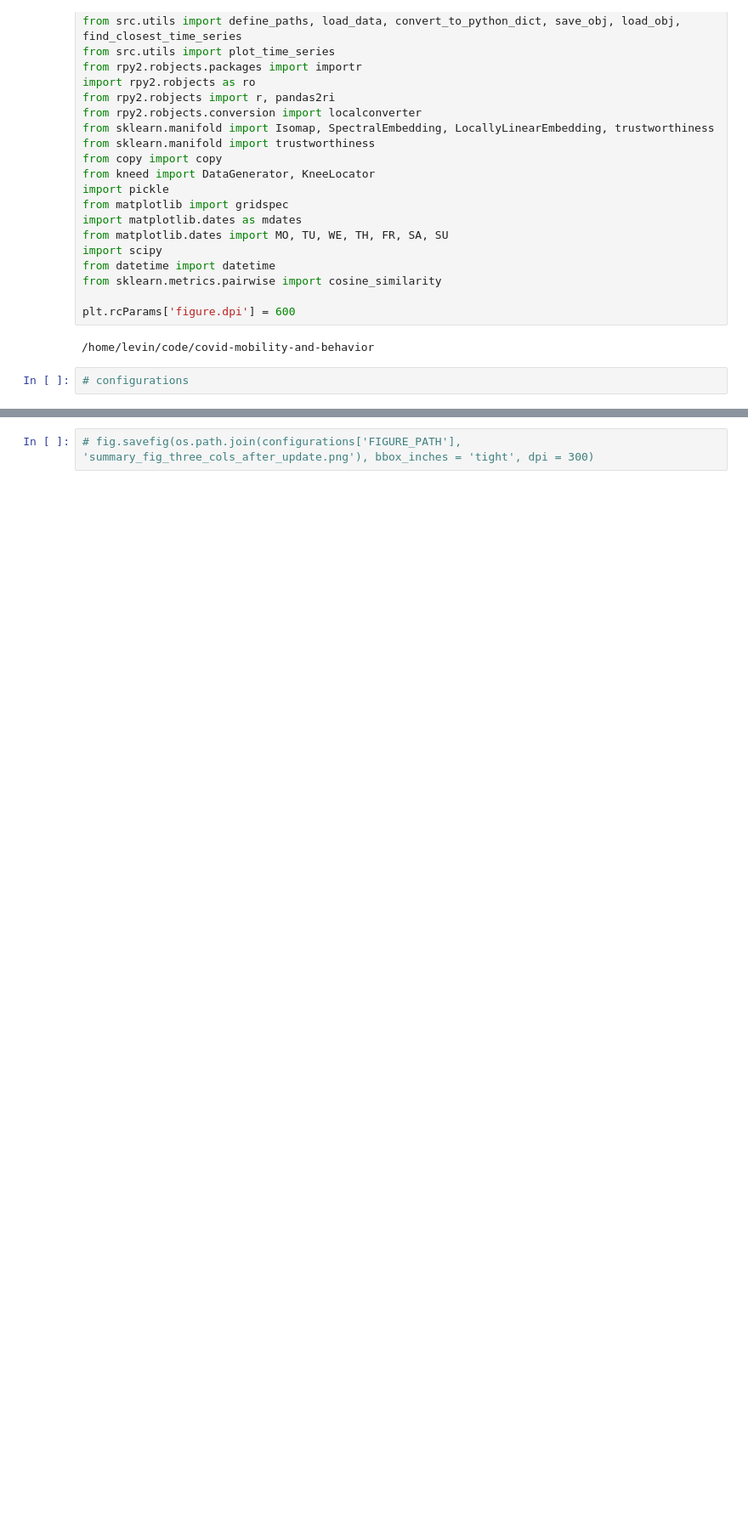
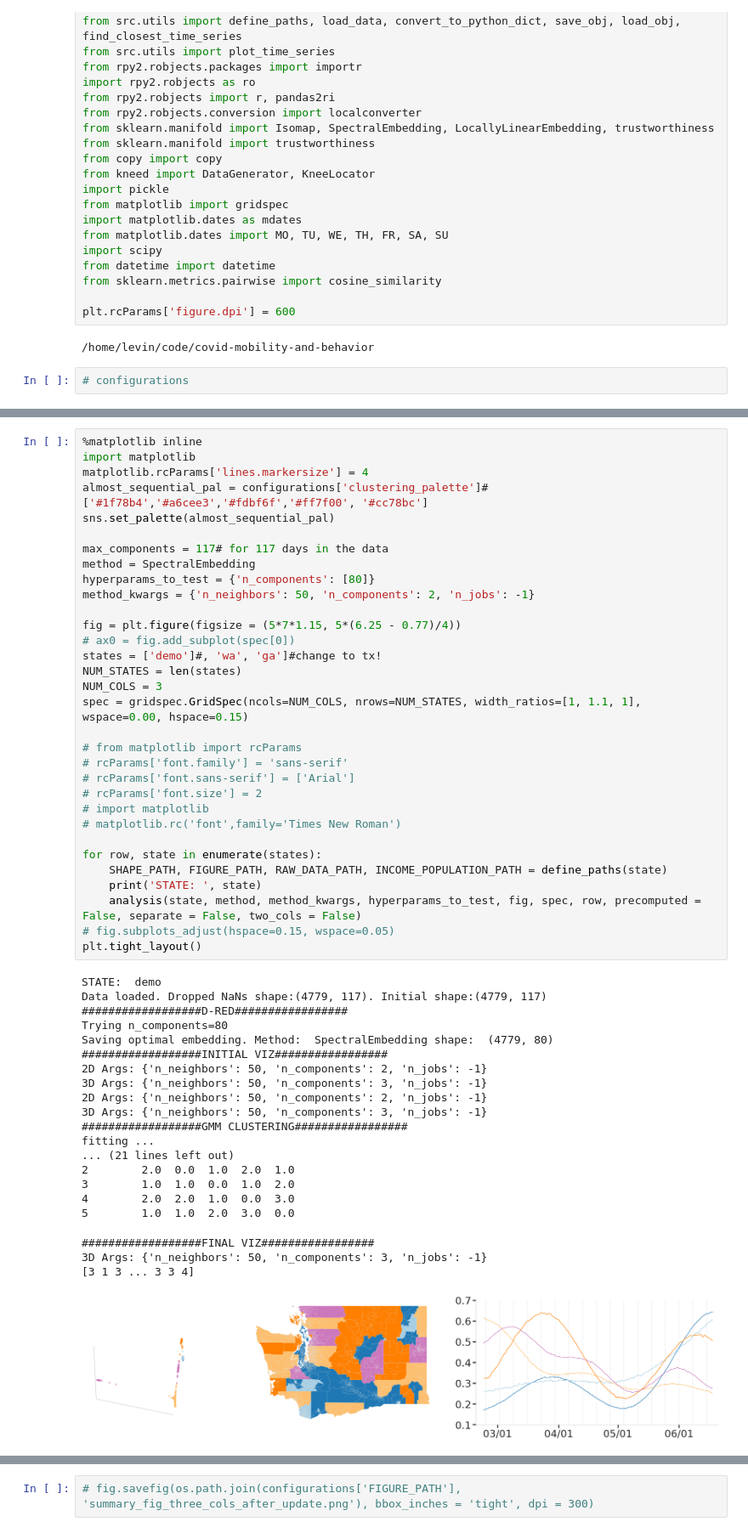
Before and after one commit to InstituteforDiseaseModeling/covid-mobility-and-behavior, a Jupyter notebook: demo/Demo-SchematicFigure2.ipynb, the cells around one changed output, grey strips where cells are left out. Shown at 85% size. Cells and saved outputs as stored; diff of their text form; blank space fills up the shorter version.

```diff
--- a/demo/Demo-SchematicFigure2.ipynb
+++ b/demo/Demo-SchematicFigure2.ipynb
@@ -598,0 +587,54 @@ Name: colormap, Length: 4779, dtype: int64
+# %%
+%matplotlib inline
+import matplotlib
+matplotlib.rcParams['lines.markersize'] = 4
+almost_sequential_pal = configurations['clustering_palette']#['#1f78b4','#a6cee3','#fdbf6f','#ff7f00', '#cc78bc']
+sns.set_palette(almost_sequential_pal)
+
+max_components = 117# for 117 days in the data
+method = SpectralEmbedding
+hyperparams_to_test = {'n_components': [80]}
+method_kwargs = {'n_neighbors': 50, 'n_components': 2, 'n_jobs': -1}
+
+fig = plt.figure(figsize = (5*7*1.15, 5*(6.25 - 0.77)/4))
+# ax0 = fig.add_subplot(spec[0])
+states = ['demo']#, 'wa', 'ga']#change to tx!
+NUM_STATES = len(states)
+NUM_COLS = 3
+spec = gridspec.GridSpec(ncols=NUM_COLS, nrows=NUM_STATES, width_ratios=[1, 1.1, 1], wspace=0.00, hspace=0.15)
+
+# from matplotlib import rcParams
+# rcParams['font.family'] = 'sans-serif'
+# rcParams['font.sans-serif'] = ['Arial']
+# rcParams['font.size'] = 2
+# import matplotlib
+# matplotlib.rc('font',family='Times New Roman')
+
+for row, state in enumerate(states):
+    SHAPE_PATH, FIGURE_PATH, RAW_DATA_PATH, INCOME_POPULATION_PATH = define_paths(state)
+    print('STATE: ', state)
+    analysis(state, method, method_kwargs, hyperparams_to_test, fig, spec, row, precomputed = False, separate = False, two_cols = False)
+# fig.subplots_adjust(hspace=0.15, wspace=0.05)
+plt.tight_layout()
+# %% [output]
+STATE:  demo
+Data loaded. Dropped NaNs shape:(4779, 117). Initial shape:(4779, 117)
+##################D-RED#################
+Trying n_components=80
+Saving optimal embedding. Method:  SpectralEmbedding shape:  (4779, 80)
+##################INITIAL VIZ#################
+2D Args: {'n_neighbors': 50, 'n_components': 2, 'n_jobs': -1}
+3D Args: {'n_neighbors': 50, 'n_components': 3, 'n_jobs': -1}
+2D Args: {'n_neighbors': 50, 'n_components': 2, 'n_jobs': -1}
+3D Args: {'n_neighbors': 50, 'n_components': 3, 'n_jobs': -1}
+##################GMM CLUSTERING#################
+fitting ...
+... (21 lines left out)
+2        2.0  0.0  1.0  2.0  1.0
+3        1.0  1.0  0.0  1.0  2.0
+4        2.0  2.0  1.0  0.0  3.0
+5        1.0  1.0  2.0  3.0  0.0
+##################FINAL VIZ#################
+3D Args: {'n_neighbors': 50, 'n_components': 3, 'n_jobs': -1}
+[3 1 3 ... 3 3 4]
+[figure, added]
```
Also changed, not shown: parts of 6 cells of this notebook, 15 other files.
